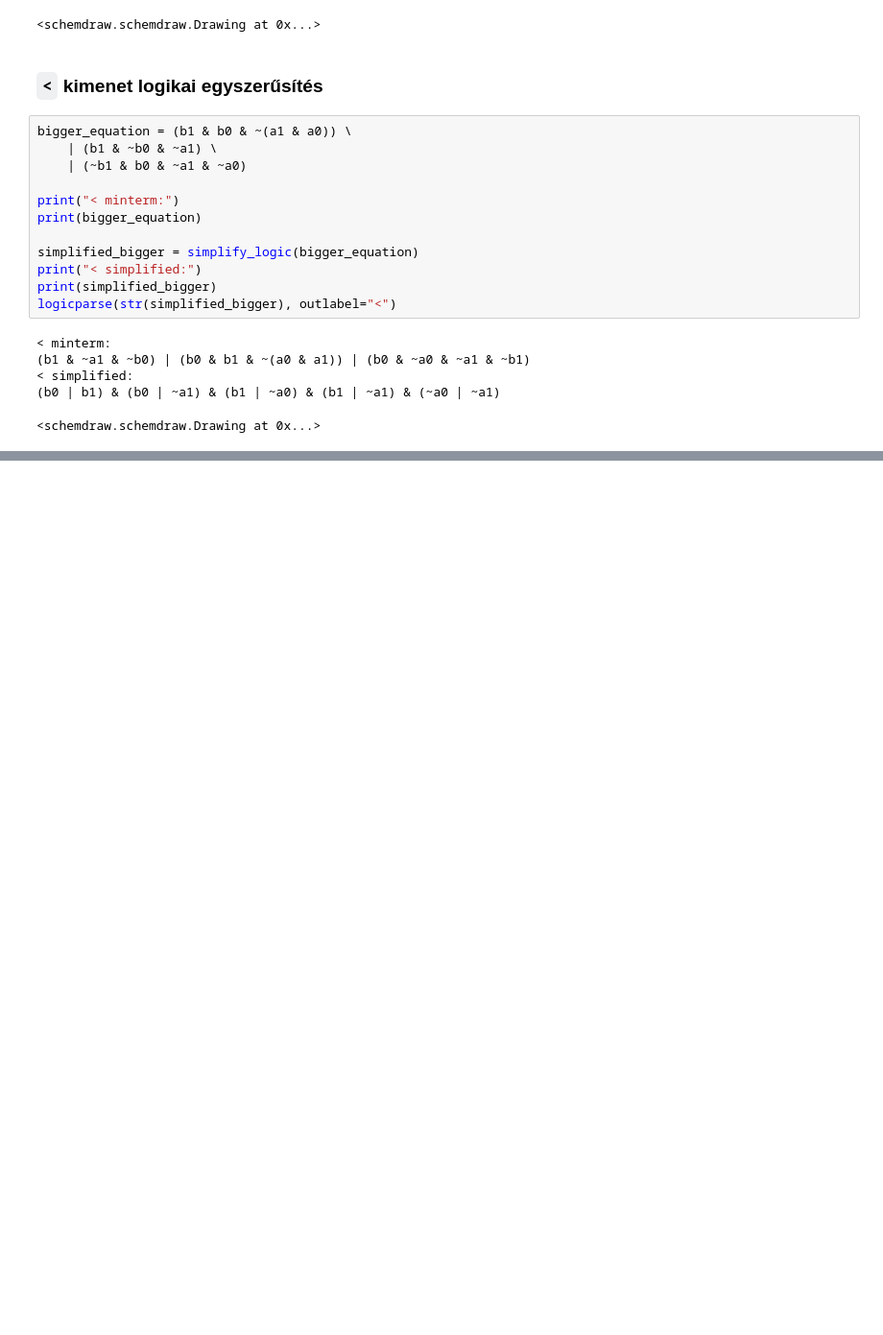
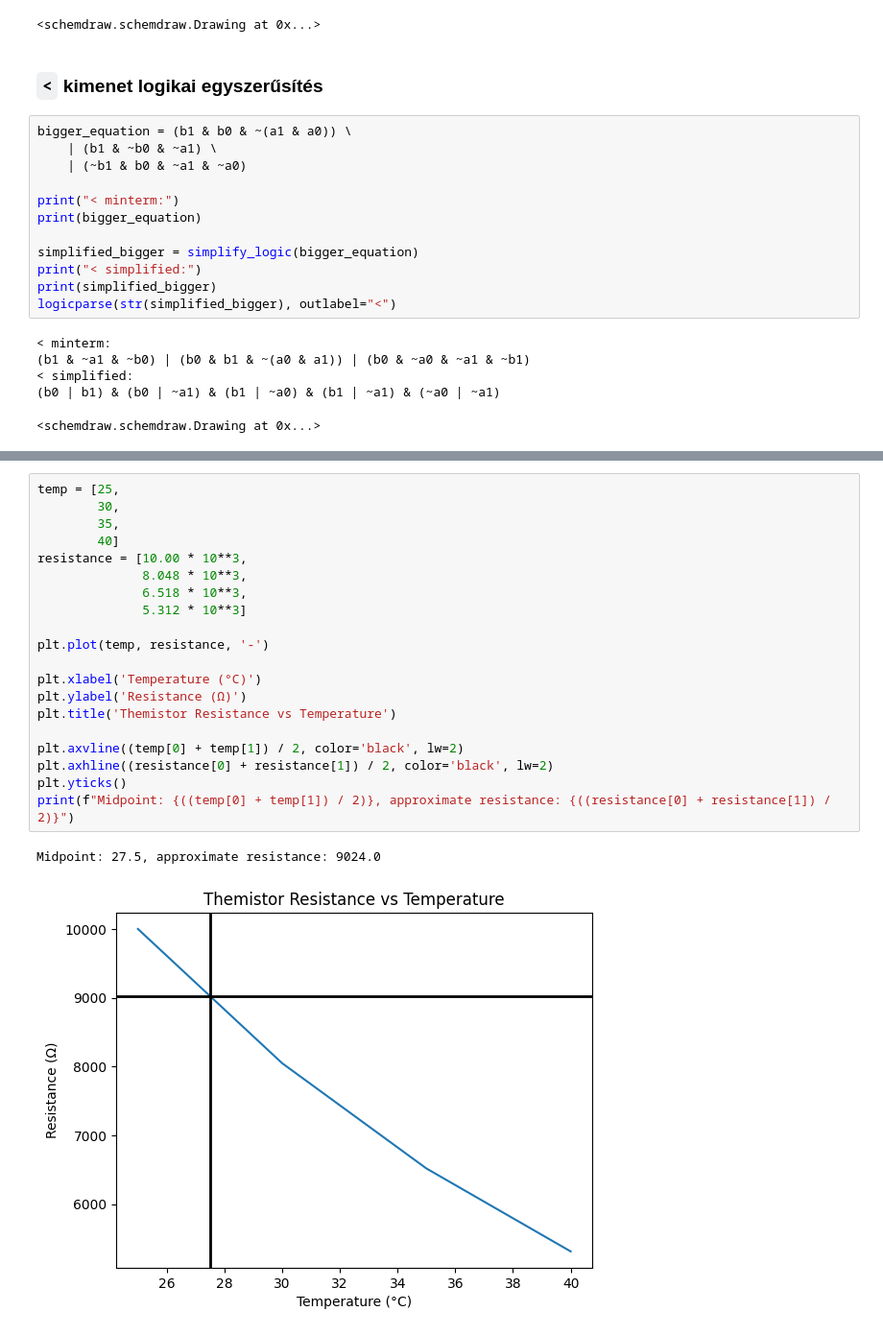
Before and after one commit to skornel02/szte-FBN609L-2023-2, a Jupyter notebook: jegyzokonyv03.ipynb, the cells around one changed output, grey strips where cells are left out. Shown: that part at 96% size. Saved outputs shown, nothing was run; the diff lists cells and outputs as text; blank space fills up the shorter version.

```diff
--- a/jegyzokonyv03.ipynb
+++ b/jegyzokonyv03.ipynb
@@ -190,0 +133,23 @@ logic.Table(truth_table, colfmt='c|c|c|c||c|c', fontsize=18, font="times new rom
+# %%
+temp = [25,
+        30,
+        35,
+        40]
+resistance = [10.00 * 10**3,
+              8.048 * 10**3,
+              6.518 * 10**3,
+              5.312 * 10**3]
+
+plt.plot(temp, resistance, '-')
+
+plt.xlabel('Temperature (°C)')
+plt.ylabel('Resistance (Ω)')
+plt.title('Themistor Resistance vs Temperature')
+
+plt.axvline((temp[0] + temp[1]) / 2, color='black', lw=2)
+plt.axhline((resistance[0] + resistance[1]) / 2, color='black', lw=2)
+plt.yticks()
+print(f"Midpoint: {((temp[0] + temp[1]) / 2)}, approximate resistance: {((resistance[0] + resistance[1]) / 2)}")
+# %% [output]
+Midpoint: 27.5, approximate resistance: 9024.0
+[figure, added]
```
Also changed, not shown: parts of 13 cells of this notebook, 35 other files.
